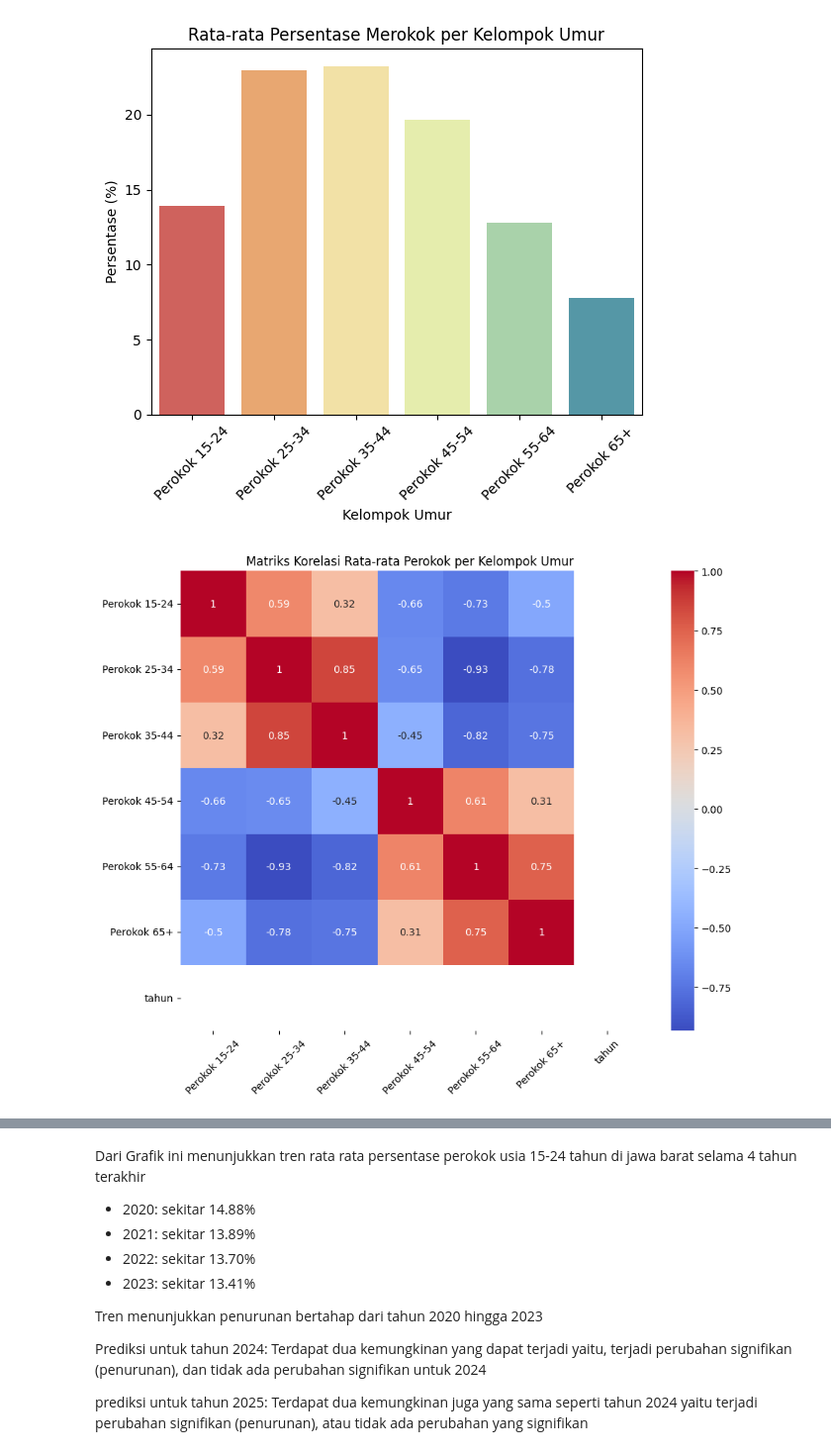
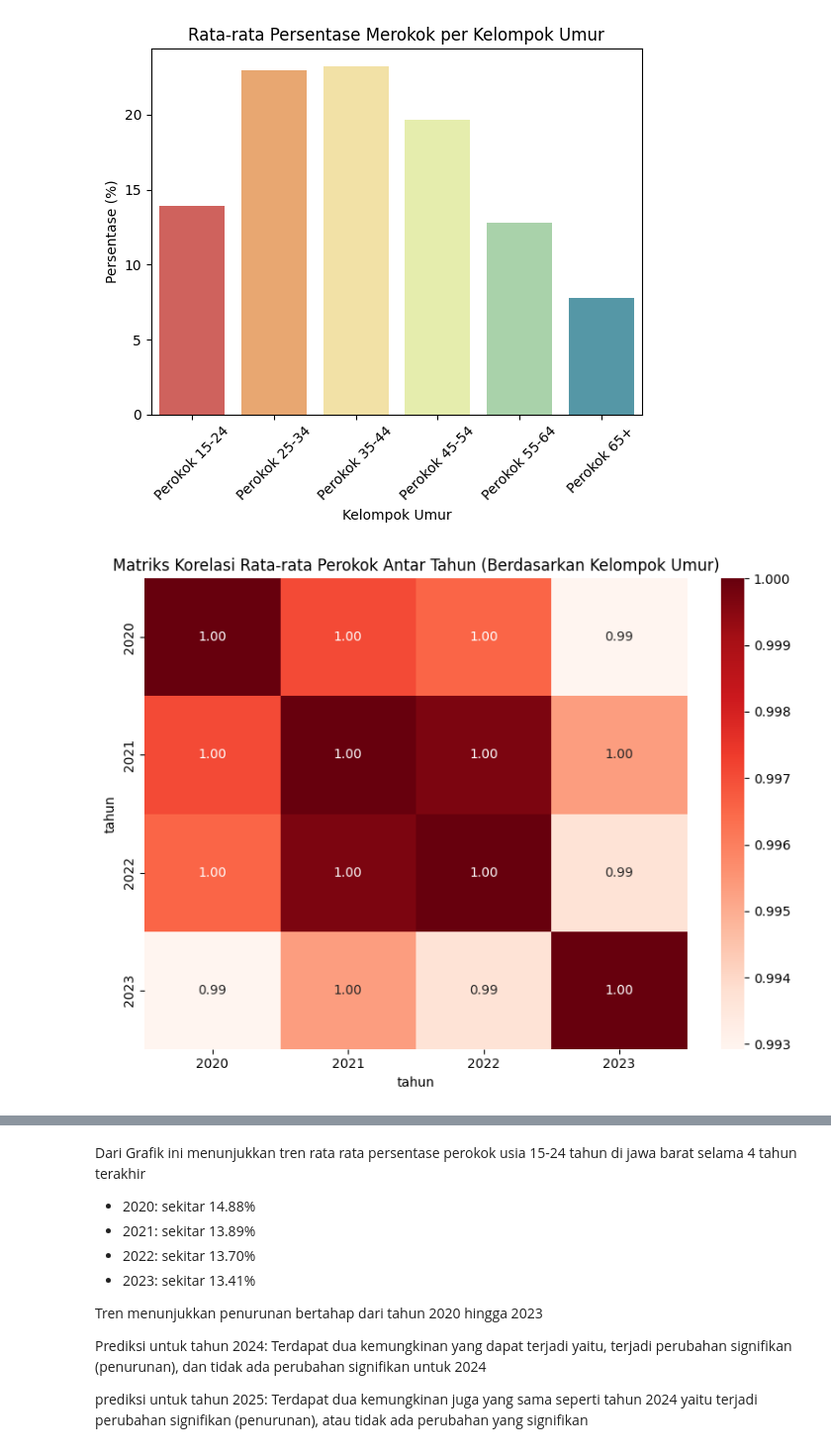
Before and after one commit to FlameMeta/DataScience_Python, a Jupyter notebook: analize.ipynb, the cells around one changed output, grey strips where cells are left out. Shown: that part at 99% size. Saved outputs shown, nothing was run; the diff lists cells and outputs as text; code cells hidden in the pictures.

```diff
--- a/analize.ipynb
+++ b/analize.ipynb
@@ -57,19 +57,46 @@ Passing `palette` without assigning `hue` is deprecated and will be removed in v
 
   sns.barplot(x=rata_umur.index, y=rata_umur.values, palette="Spectral")
 [figure]
+# %%
+df_all = pd.concat([data1, data2, data3, data4], ignore_index=True)
+
+# Ambil kolom yang berkaitan dengan perokok
+smoking_columns = [col for col in df_all.columns if "Perokok" in col]
+
+# Hitung rata-rata untuk tiap kelompok umur per tahun
+mean_by_year = df_all.groupby("tahun")[smoking_columns].mean()
+
+# Transpose agar: baris = kelompok umur, kolom = tahun
+avg_by_year = mean_by_year.transpose()
+
+# Hitung korelasi antar tahun
+correlation_between_years = avg_by_year.corr()
+
+# Visualisasikan heatmap
+plt.figure(figsize=(8, 6))
+sns.heatmap(correlation_between_years, annot=True, cmap='Reds', fmt=".2f")
+plt.title("Matriks Korelasi Rata-rata Perokok Antar Tahun (Berdasarkan Kelompok Umur)")
+plt.tight_layout()
+plt.show()
+# %% [output]
+[figure, added]
 # %%
-# korelasi matriks Rata-rata perokok kelompok umur
-df_all = pd.concat([data1, data2, data3, data4], ignore_index=True)
+# korelasi
 
-avg_smokers = df_all.groupby("Wilayah").mean(numeric_only=True)
-correlation_matrix = avg_smokers.corr()
+# yearr = pd.concat([data1, data2, data3, data4], ignore_index=True)
 
-# Visualisasi korelasi sebagai heatmap
-plt.figure(figsize=(10, 8))
-sns.heatmap(correlation_matrix, annot=True, cmap="coolwarm", square=True)
-plt.title("Matriks Korelasi Rata-rata Perokok per Kelompok Umur")
-plt.tight_layout()
-plt.xticks(rotation=45)
-plt.show()
+# # korelasi matriks Rata-rata perokok kelompok umur
+# smoking_columns = [col for col in yearr.columns if "Perokok" in col]
+
+# # Hitung rata-rata per tahun
+# mean_by_year = yearr.groupby("tahun")[smoking_columns].mean()
+
+# # Hitung korelasi
+# correlation_matrix = mean_by_year.corr()
+
+# # Visualisasi heatmap
+# plt.figure(figsize=(10, 8))
+# sns.heatmap(correlation_matrix, annot=True, cmap='coolwarm', fmt=".2f", linewidths=0.5)
+# plt.title("Matriks Korelasi Rata-Rata Perokok per Kelompok Umur (2020–2023)")
+# plt.tight_layout()
+# plt.show()
-# %% [output]
-[figure, removed]
```
Also changed, not shown: parts of 5 cells of this notebook, 4 other files.
